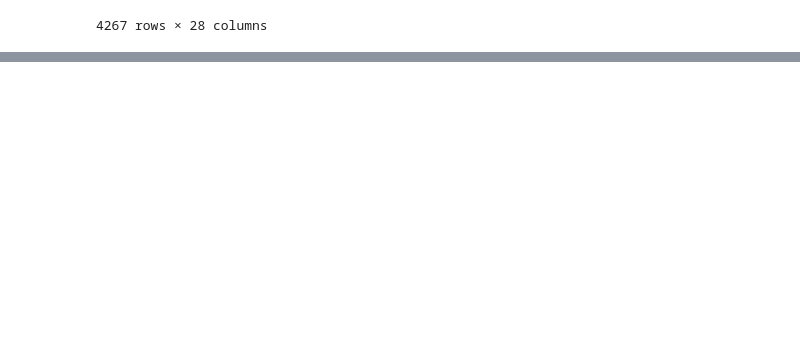
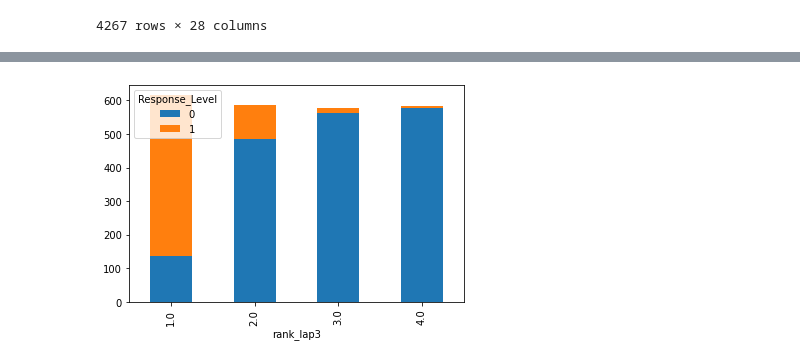
Before and after one commit to v-razon/Speed-Skating, a Jupyter notebook: Python code.ipynb, the cells around one changed output, grey strips where cells are left out. Saved outputs shown, nothing was run; the diff lists cells and outputs as text; code cells hidden in the pictures; blank space fills up the shorter version.

```diff
--- a/Python code.ipynb
+++ b/Python code.ipynb
@@ -81,0 +225,6 @@ ValueError: cannot convert float NaN to integer
+# %%
+%matplotlib inline
+pd.crosstab(df['rank_lap3'],y).plot(kind='bar', stacked=True)
+plt.show()
+# %% [output]
+[figure, added]
```
Also changed, not shown: parts of 16 cells of this notebook, 2 other files.
